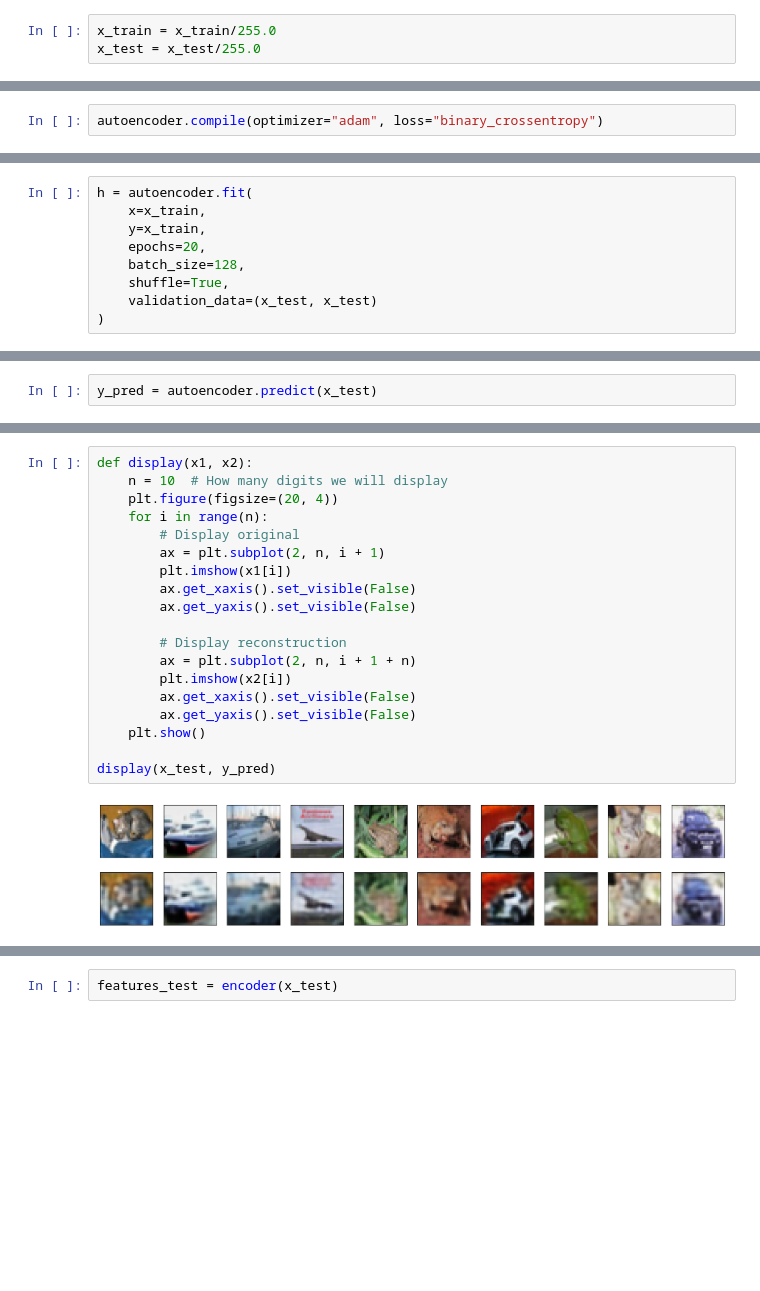
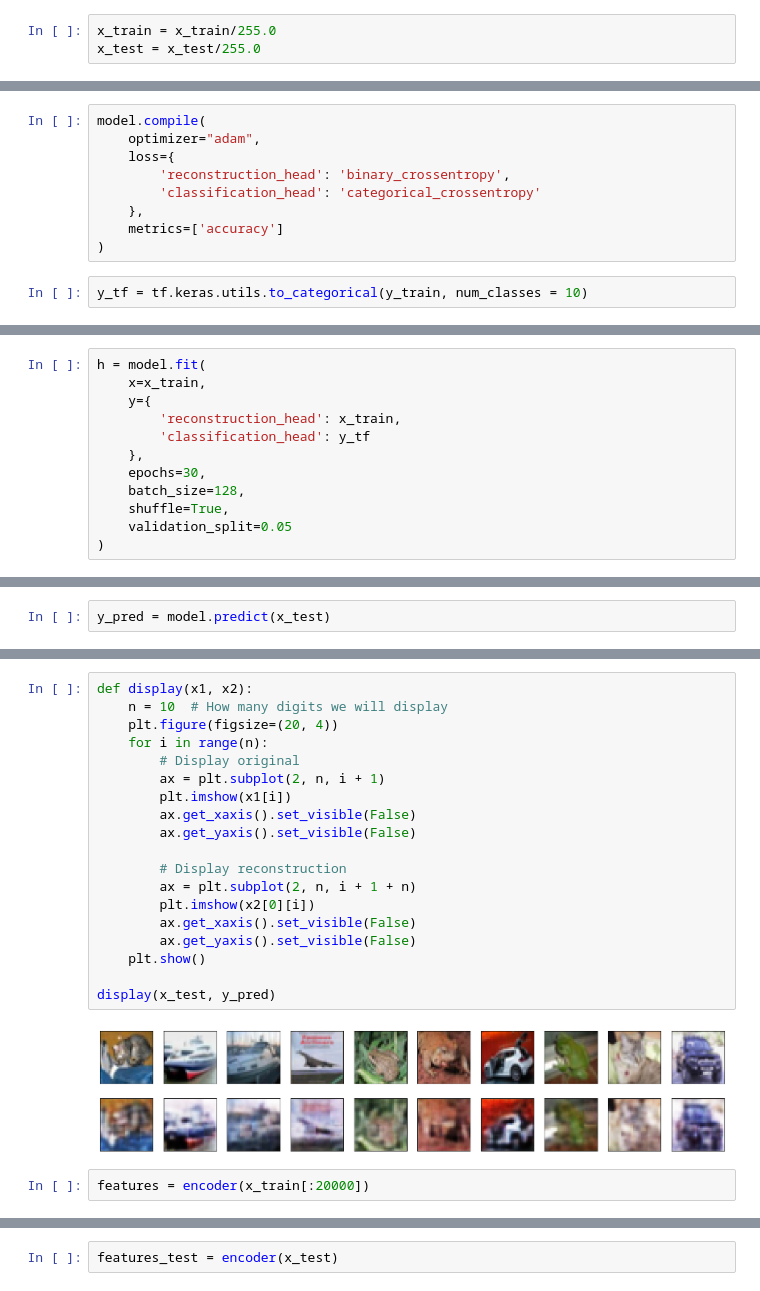
Before and after one commit to Arya-Ebrahimi/deep-learning-spring2023, a Jupyter notebook: HW4/CNN_AE.ipynb, the cells around one changed output, grey strips where cells are left out. Drawn from its saved outputs; the diff is of its cells as text; blank space fills up the shorter version.

```diff
--- a/HW4/CNN_AE.ipynb
+++ b/HW4/CNN_AE.ipynb
@@ -61,5 +80,14 @@ _________________________________________________________________
 # %%
-autoencoder.compile(optimizer="adam", loss="binary_crossentropy")
+model.compile(
+    optimizer="adam",
+    loss={
+        'reconstruction_head': 'binary_crossentropy',
+        'classification_head': 'categorical_crossentropy'
+    },
+    metrics=['accuracy']
+)
+# %%
+y_tf = tf.keras.utils.to_categorical(y_train, num_classes = 10)
 # %%
 gc.collect()
 # %% [output]
@@ -67,10 +95,13 @@ gc.collect()
 # %%
-h = autoencoder.fit(
+h = model.fit(
     x=x_train,
-    y=x_train,
-    epochs=20,
+    y={
+        'reconstruction_head': x_train,
+        'classification_head': y_tf
+    },
+    epochs=30,
     batch_size=128,
     shuffle=True,
-    validation_data=(x_test, x_test)
+    validation_split=0.05
 )
 # %% [output]
@@ -94,3 +149,3 @@ Epoch 20/20
 # %%
-y_pred = autoencoder.predict(x_test)
+y_pred = model.predict(x_test)
 # %% [output]
@@ -98,21 +153,23 @@ y_pred = autoencoder.predict(x_test)
 # %%
 def display(x1, x2):
     n = 10  # How many digits we will display
     plt.figure(figsize=(20, 4))
     for i in range(n):
         # Display original
         ax = plt.subplot(2, n, i + 1)
         plt.imshow(x1[i])
         ax.get_xaxis().set_visible(False)
         ax.get_yaxis().set_visible(False)
 
         # Display reconstruction
         ax = plt.subplot(2, n, i + 1 + n)
-        plt.imshow(x2[i])
+        plt.imshow(x2[0][i])
         ax.get_xaxis().set_visible(False)
         ax.get_yaxis().set_visible(False)
     plt.show()
 
 display(x_test, y_pred)
 # %% [output]
-[figure, old version]
+[figure, new version]
+# %%
+features = encoder(x_train[:20000])
```
Also changed, not shown: parts of 34 cells of this notebook, 4 other files.
